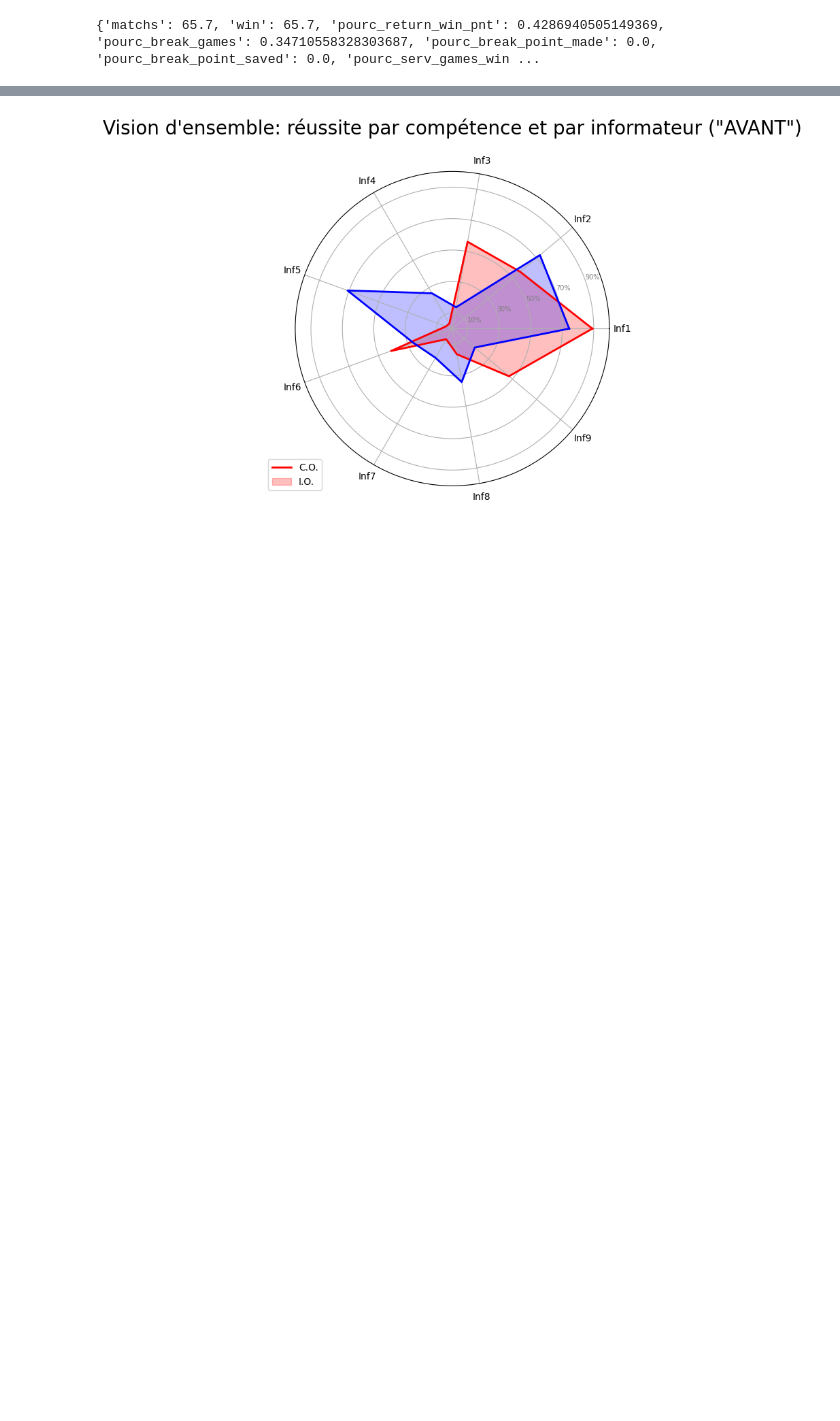
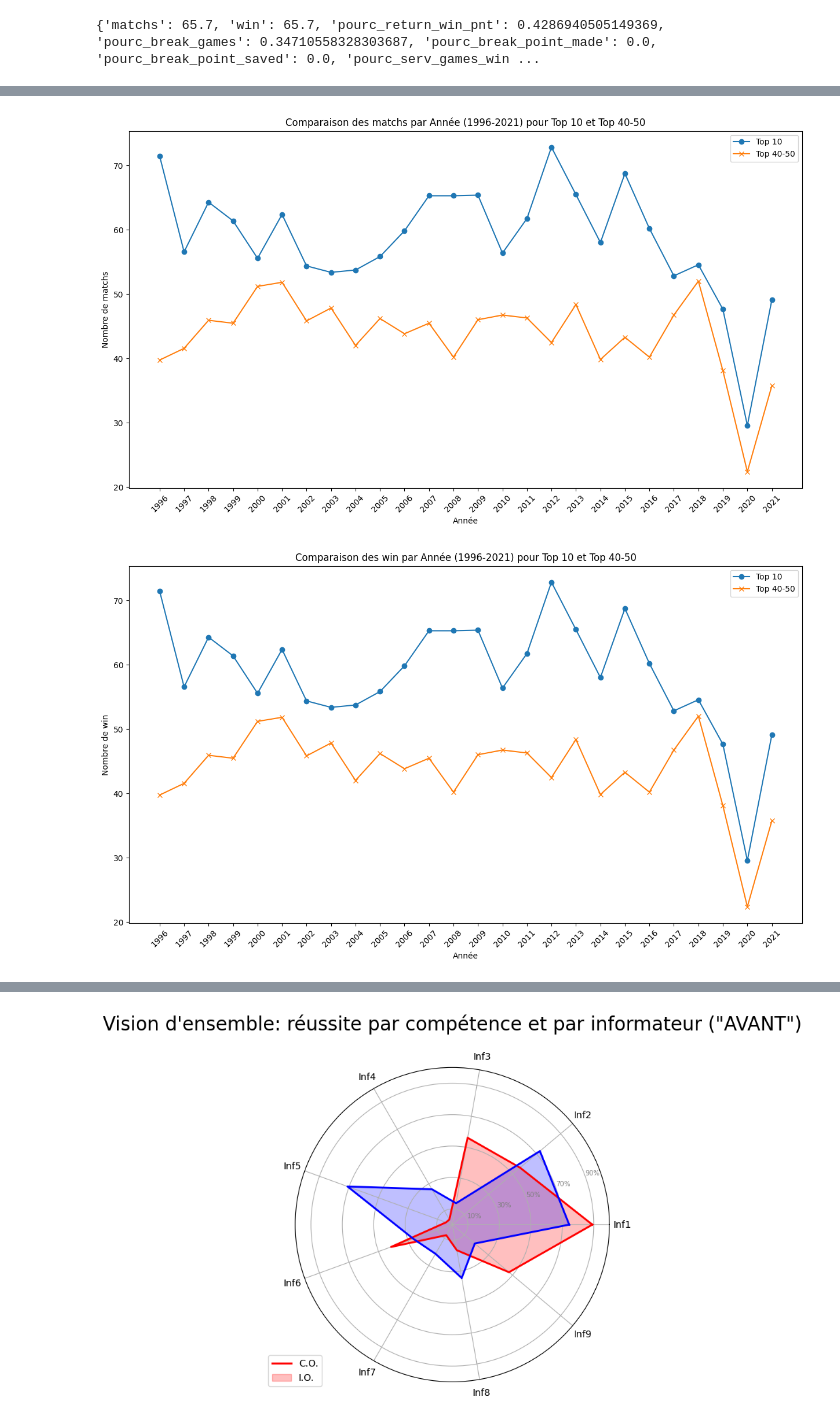
Before and after one commit to henrifabre123/tennisML, a Jupyter notebook: Visualisation.ipynb, the cells around one changed output, grey strips where cells are left out. Cells and saved outputs as stored; diff of their text form; code cells hidden in the pictures; blank space fills up the shorter version.

Commit message:
modification visualisation moyenne top 40 et top 10

```diff
--- a/Visualisation.ipynb
+++ b/Visualisation.ipynb
@@ -316,10 +323,10 @@ import ast
 # ... (votre code précédent pour la fonction average_dict_values) ...
 
 # Définir la plage d'années souhaitées
-annees = [19960101, 19970106,19980105,19990104,20000110,20010108,20020107,20030106,20040105,20060109,20070108,20080107,20090105,20100103,20120109,20130107,20140106,20150112,20160111,20170109,20180108,20190107,20200106,20210116,20220103]  # Ajoutez les années nécessaires
+annees = [19960101, 19970106,19980105,19990104,20000110,20010108,20020107,20030106,20040105,20050110,20060109,20070108,20080107,20090119,20100104,20110110,20120102,20130107,20140106,20150105,20160111,20170109,20180108,20190114,20200106,20210104]  # Ajoutez les années nécessaires
 
 # Dictionnaire final pour stocker les résultats par année
-resultats_par_annee = {}
+resultats_par_anneetop10 = {}
 
 # Itération sur les années
 for annee in annees:
@@ -331,11 +338,12 @@ for annee in annees:
     df_filtre = df[df['id'].isin(id_joueurs_top10)]
 
     # Extraire la colonne '1995' et convertir les chaînes de caractères en dictionnaires
-    resultat = df_filtre[['id', '1995']]['1995']
+    resultat = df_filtre[['id', str(annee)[:4]]][str(annee)[:4]]
     L = []
     for i in resultat:
         i_dict = ast.literal_eval(i)
         L.append(i_dict)
+
 
     # Créer un dataframe avec les dictionnaires extraits
     data_annee = pd.DataFrame({
@@ -343,10 +351,10 @@ for annee in annees:
     })
 
     # Calculer la moyenne des valeurs pour chaque année
-    resultats_par_annee[annee] = average_dict_values(data_annee, 'année')
-
+    resultats_par_anneetop10[annee] = average_dict_values(data_annee, 'année')
+print(resultats_par_anneetop10)
 # Afficher les résultats par année
-for annee, resultat in resultats_par_annee.items():
-    print(f'Résultats pour l\'année {annee}:')
+for annee, resultat in resultats_par_anneetop10.items():
+    print(f'Résultats pour l\'année {str(annee)[:4]}:')
     print(resultat)
 # %% [output]
@@ -369,0 +416,46 @@ Résultats pour l'année 20220103:
+# %%
+resultats_par_anneetop10 = resultats_par_annee_moyens(df, df_rank, annees,1,11)
+resultats_par_anneetop40_50 = resultats_par_annee_moyens(df, df_rank, annees,40,50)
+# %%
+import matplotlib.pyplot as plt
+
+
+def generer_graphique(resultats_top10, resultats_top40_50, annee_debut=1996, annee_fin=2021, statistique='matchs'):
+    # Générer la liste des années
+    annees = [str(annee) for annee in range(annee_debut, annee_fin + 1)]
+
+    # Extraire les valeurs pour la statistique donnée
+    valeurs_top10 = [resultats_top10.get(annee, {}).get(statistique, 0) for annee in annees]
+    valeurs_top40_50 = [resultats_top40_50.get(annee, {}).get(statistique, 0) for annee in annees]
+
+    # Créer le graphique
+    plt.figure(figsize=(15, 8))
+    plt.plot(annees, valeurs_top10, label='Top 10', marker='o')
+    plt.plot(annees, valeurs_top40_50, label='Top 40-50', marker='x')
+    plt.title(f'Comparaison des {statistique} par Année ({annee_debut}-{annee_fin}) pour Top 10 et Top 40-50')
+    plt.xlabel('Année')
+    plt.ylabel(f'Nombre de {statistique}')
+    plt.xticks(rotation=45)
+    plt.legend()
+    plt.show()
+
+cles_liste = [
+    'matchs',
+    'win',
+    'pourc_return_win_pnt',
+    'pourc_break_games',
+    'pourc_break_point_made',
+    'pourc_break_point_saved',
+    'pourc_serv_games_win',
+    'pourc_serv_in',
+    'Under Pressure Rating',
+    ' % Break Point Saved',
+    ' % Break Points Converted Pressure',
+    ' % Deciding Sets Won',
+    ' % Tie Breaks Won'
+]
+for i in cles_liste:
+    generer_graphique(resultats_par_anneetop10,resultats_par_anneetop40_50,annee_debut=1996,annee_fin=2021,statistique=str(i))
+# %% [output]
+[figure, added]
+[figure, added]
```
Also changed, not shown: parts of 5 cells of this notebook.
